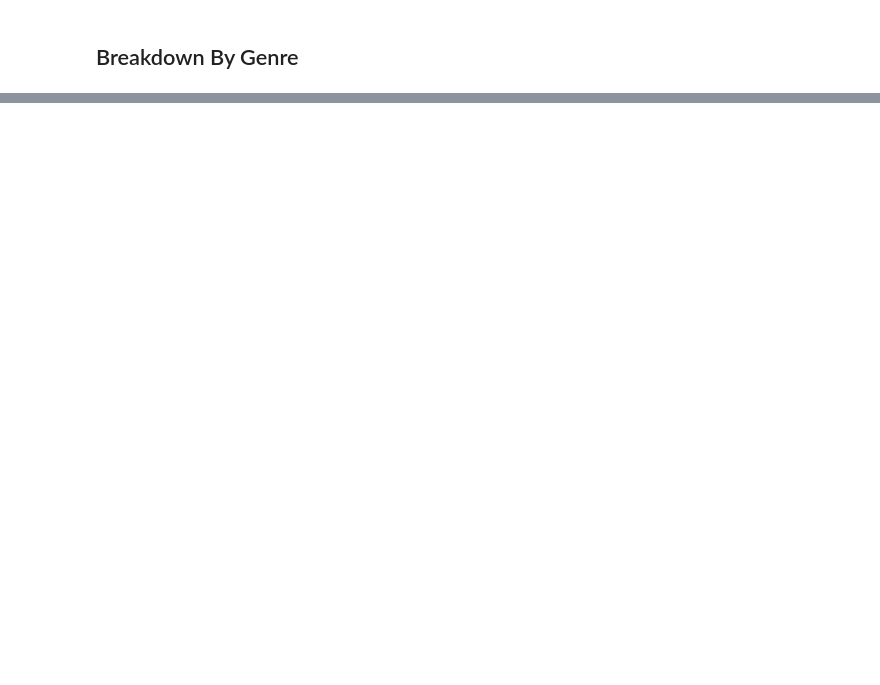
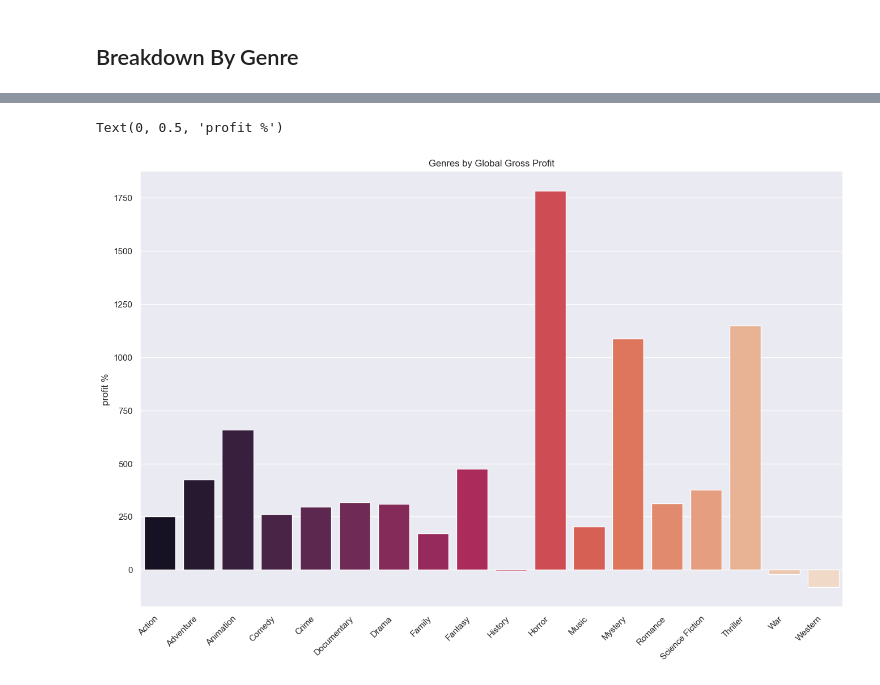
Before and after one commit to gjimmyq/C-H-Film-Productions, a Jupyter notebook: film_EDA.ipynb, the cells around one changed output, grey strips where cells are left out. Cells and saved outputs as stored; diff of their text form; code cells hidden in the pictures; blank space fills up the shorter version.

```diff
--- a/film_EDA.ipynb
+++ b/film_EDA.ipynb
@@ -594,3 +667,22 @@ ax.set_ylabel("profit (in billions)")
+# %%
+sns.set_theme()
+
+#accidents per year
+fig, ax = plt.subplots(figsize=(16, 10))
+
+genres = [genre for genre, df in movie_genres]
+x = genres
+
+worldwide_gross = movie_genres['financial_ratio']
+y = list(worldwide_gross.mean().values)
+
+genre_plot = sns.barplot(x=x, y=y, palette="rocket")
+genre_plot.set_xticklabels(genre_plot.get_xticklabels(), rotation=45, ha="right")
+ax.set_title('Genres by Global Gross Profit')
+ax.set_ylabel("profit %")
+# %% [output]
+Text(0, 0.5, 'profit %')
+[figure, added]
 # %%
 #accidents per year
 fig, ax = plt.subplots(figsize=(16, 10))
```
Also changed, not shown: parts of 15 cells of this notebook, 3 other files.
